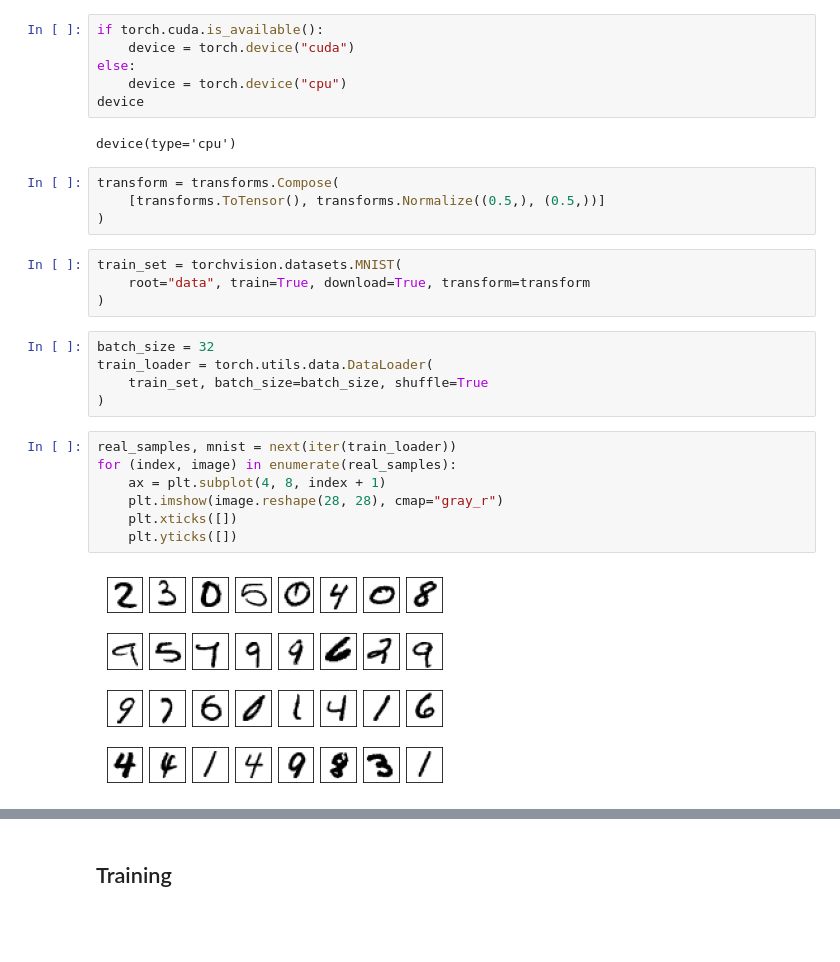
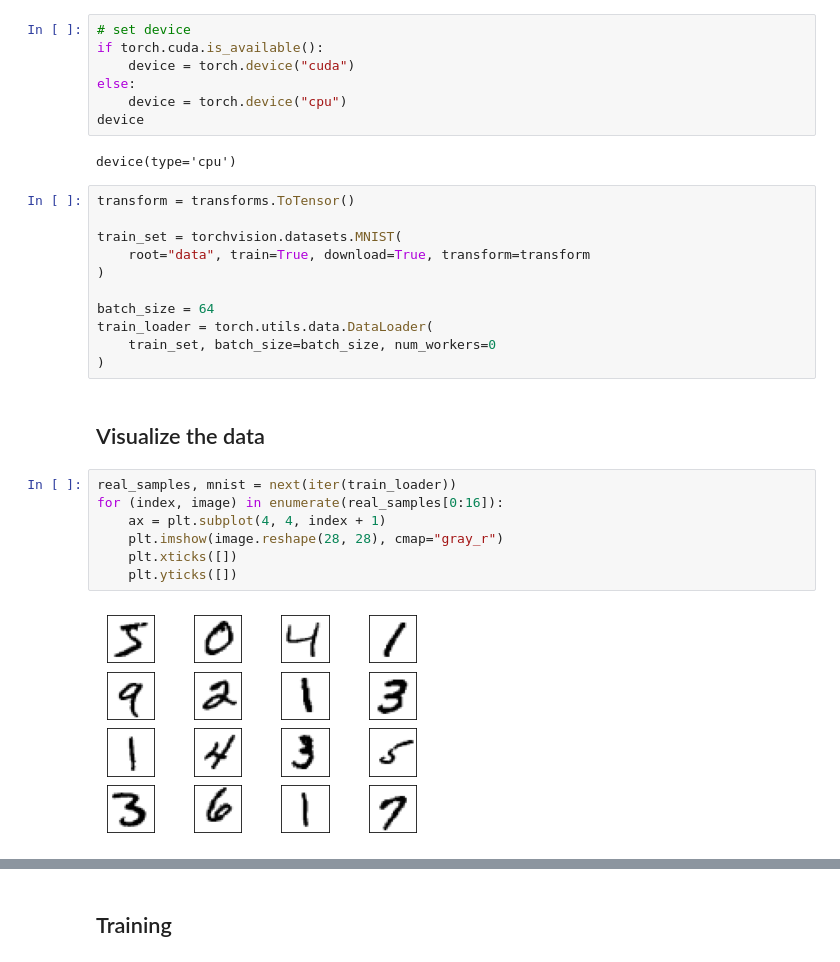
Before and after one commit to jackhanslope/toy-gan, a Jupyter notebook: mnist.ipynb, the cells around one changed output, grey strips where cells are left out. Cells and saved outputs as stored; diff of their text form; blank space fills up the shorter version.

```diff
--- a/mnist.ipynb
+++ b/mnist.ipynb
@@ -11,5 +18,6 @@ import time
 _ = torch.manual_seed(13)
 # %%
+# set device
 if torch.cuda.is_available():
     device = torch.device("cuda")
 else:
@@ -17,25 +25,25 @@ else:
 device
 # %% [output]
 device(type='cpu')
-# %%
-transform = transforms.Compose(
-    [transforms.ToTensor(), transforms.Normalize((0.5,), (0.5,))]
-)
 # %%
+transform = transforms.ToTensor()
+
 train_set = torchvision.datasets.MNIST(
     root="data", train=True, download=True, transform=transform
 )
+
+batch_size = 64
+train_loader = torch.utils.data.DataLoader(
+    train_set, batch_size=batch_size, num_workers=0
+)
-# %%
-batch_size = 32
-train_loader = torch.utils.data.DataLoader(
-    train_set, batch_size=batch_size, shuffle=True
-)
+# %% [markdown]
+## Visualize the data
 # %%
 real_samples, mnist = next(iter(train_loader))
-for (index, image) in enumerate(real_samples):
-    ax = plt.subplot(4, 8, index + 1)
+for (index, image) in enumerate(real_samples[0:16]):
+    ax = plt.subplot(4, 4, index + 1)
     plt.imshow(image.reshape(28, 28), cmap="gray_r")
     plt.xticks([])
     plt.yticks([])
 # %% [output]
-[figure, old version]
+[figure, new version]
```
Also changed, not shown: parts of 26 cells of this notebook.
